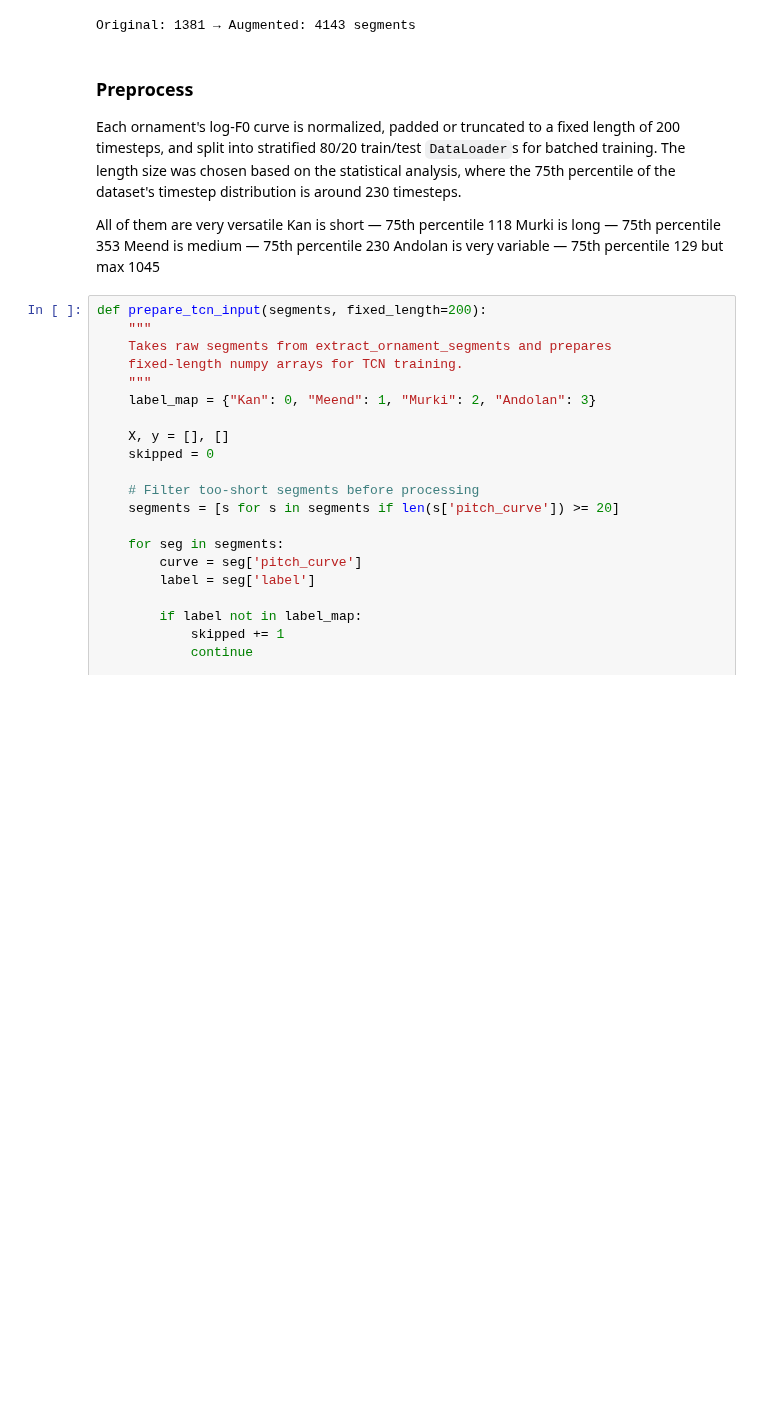
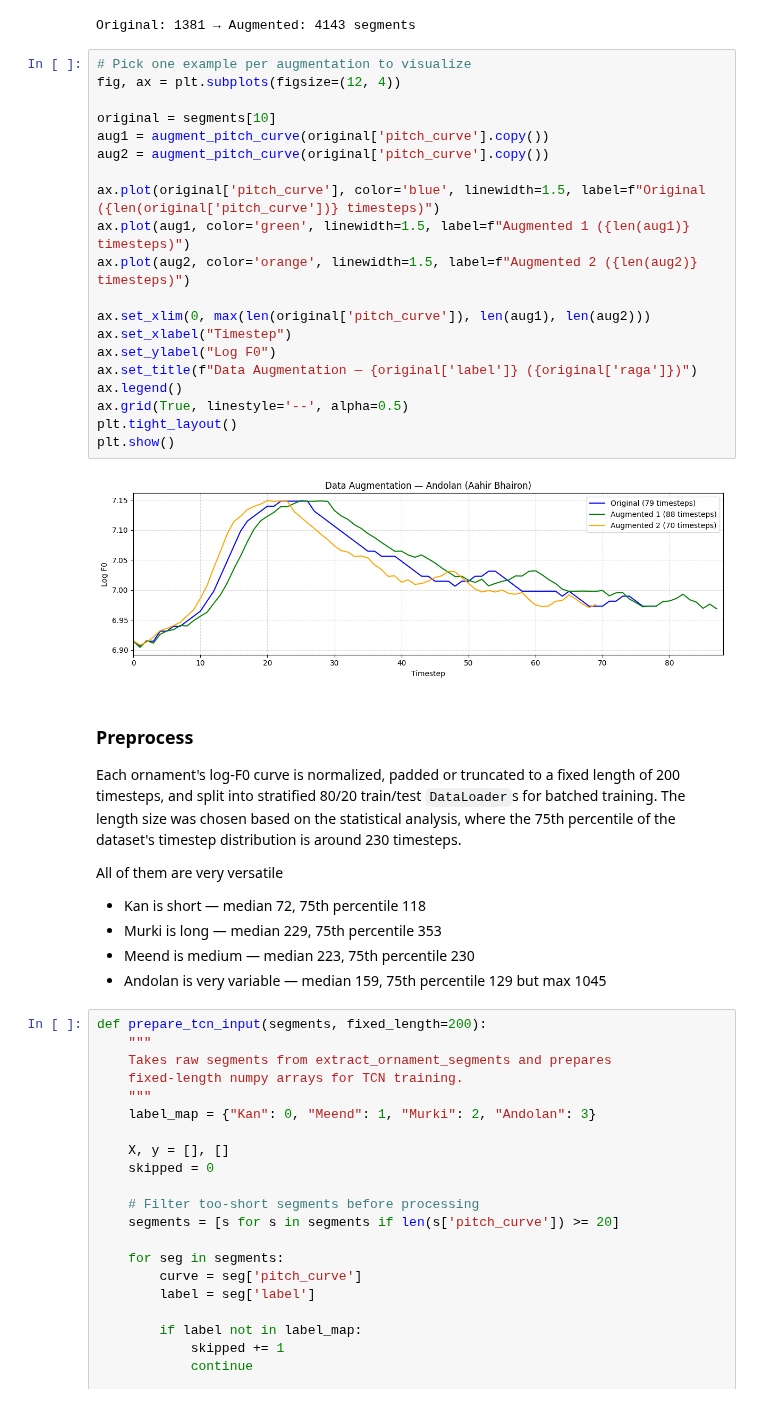
Before and after one commit to Sangarshanan/hindustani-ornamentation-classification, a Jupyter notebook: notebooks/TCN_Final.ipynb, the cells around one changed output. Saved outputs shown, nothing was run; the diff lists cells and outputs as text; blank space fills up the shorter version.

```diff
--- a/notebooks/TCN_Final.ipynb
+++ b/notebooks/TCN_Final.ipynb
@@ -272,16 +307,38 @@ def augment_segments(segments, num_augmentations=2):
 segments_aug = augment_segments(segments, num_augmentations=2)
 # %% [output]
 Original: 1381 → Augmented: 4143 segments
+# %%
+# Pick one example per augmentation to visualize
+fig, ax = plt.subplots(figsize=(12, 4))
+
+original = segments[10]
+aug1 = augment_pitch_curve(original['pitch_curve'].copy())
+aug2 = augment_pitch_curve(original['pitch_curve'].copy())
+
+ax.plot(original['pitch_curve'], color='blue', linewidth=1.5, label=f"Original ({len(original['pitch_curve'])} timesteps)")
+ax.plot(aug1, color='green', linewidth=1.5, label=f"Augmented 1 ({len(aug1)} timesteps)")
+ax.plot(aug2, color='orange', linewidth=1.5, label=f"Augmented 2 ({len(aug2)} timesteps)")
+
+ax.set_xlim(0, max(len(original['pitch_curve']), len(aug1), len(aug2)))
+ax.set_xlabel("Timestep")
+ax.set_ylabel("Log F0")
+ax.set_title(f"Data Augmentation — {original['label']} ({original['raga']})")
+ax.legend()
+ax.grid(True, linestyle='--', alpha=0.5)
+plt.tight_layout()
+plt.show()
+# %% [output]
+[figure, added]
 # %% [markdown]
 ### Preprocess
 
 Each ornament's log-F0 curve is normalized, padded or truncated to a fixed length of 200 timesteps, and split into stratified 80/20 train/test `DataLoader`s for batched training. The length size was chosen based on the statistical analysis, where the 75th percentile of the dataset's timestep distribution is around 230 timesteps.
 
 All of them are very versatile
-Kan is short —  75th percentile 118
-Murki is long — 75th percentile 353
-Meend is medium — 75th percentile 230
-Andolan is very variable — 75th percentile 129 but max 1045
+* Kan is short — median 72, 75th percentile 118
+* Murki is long — median 229, 75th percentile 353
+* Meend is medium — median 223, 75th percentile 230
+* Andolan is very variable — median 159, 75th percentile 129 but max 1045
 # %%
 def prepare_tcn_input(segments, fixed_length=200):
     """
```
Also changed, not shown: parts of 17 cells of this notebook.
